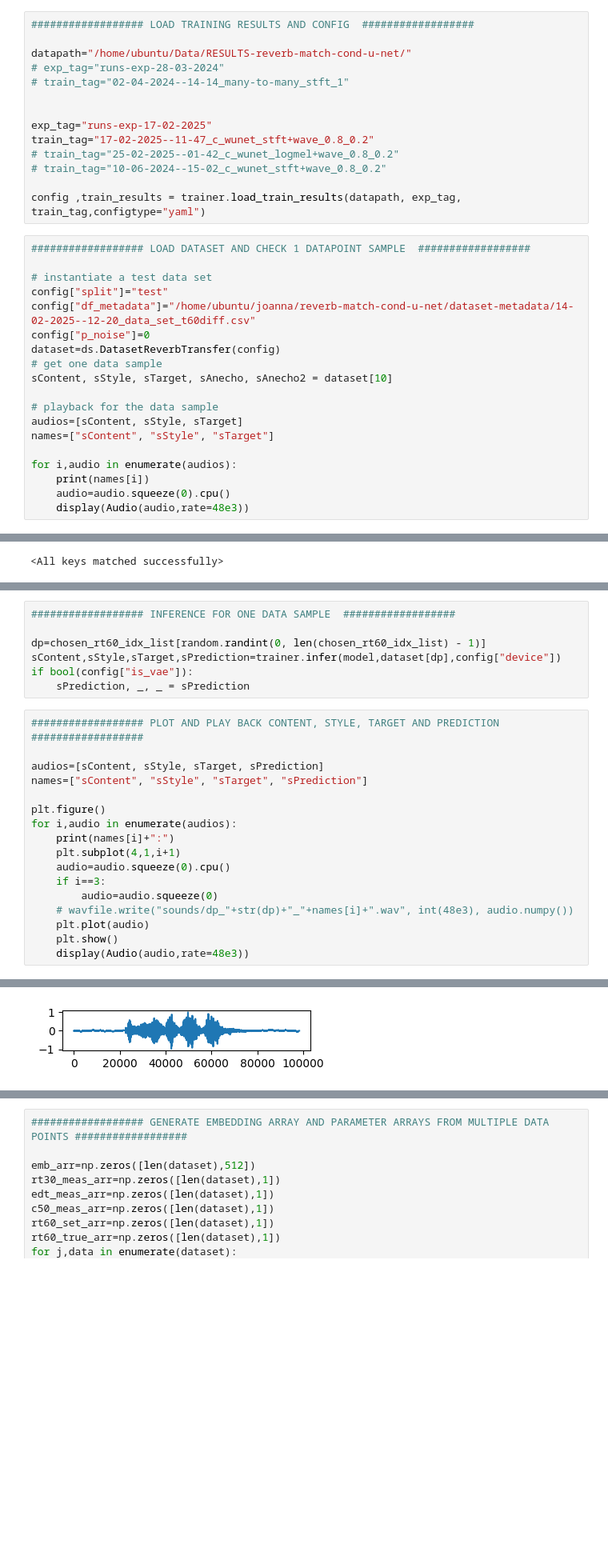
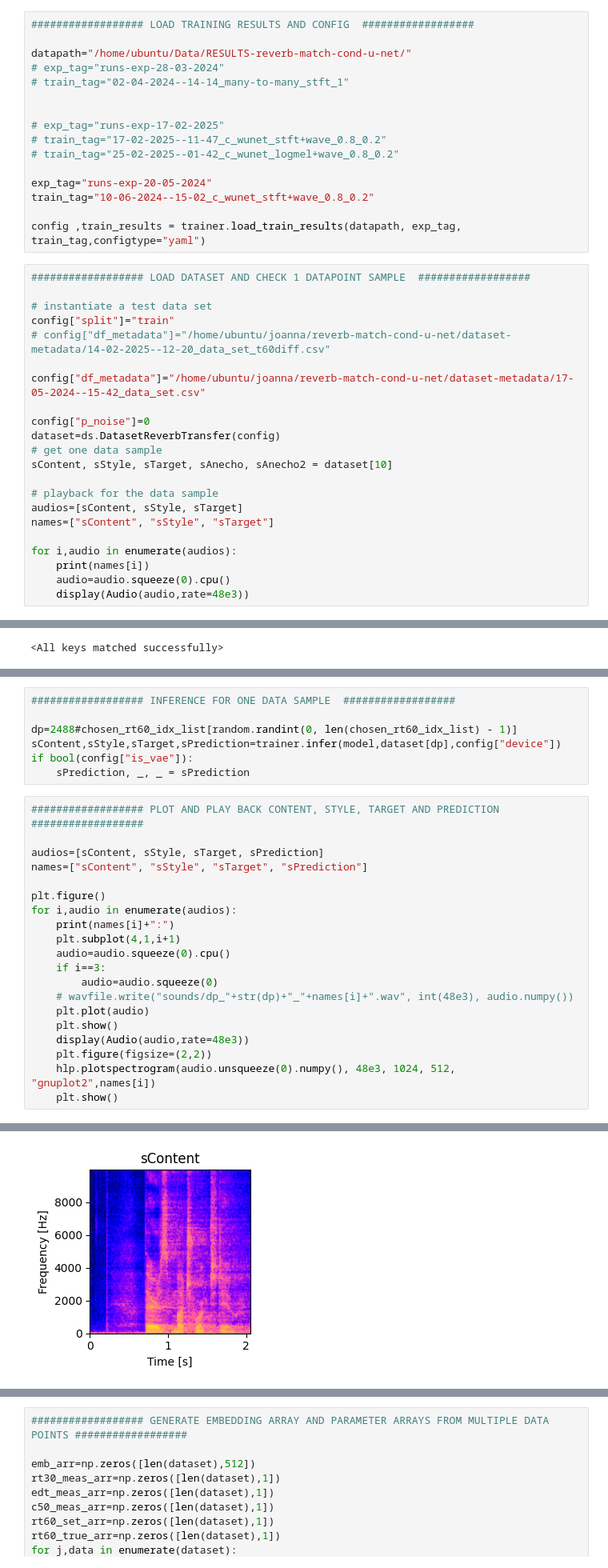
Before and after one commit to joaluba/reverb-match-cond-u-net, a Jupyter notebook: notebooks/inspect_model.ipynb, the cells around one changed output, grey strips where cells are left out. Shown at 80% size. Saved outputs shown, nothing was run; the diff lists cells and outputs as text; blank space fills up the shorter version.

```diff
--- a/notebooks/inspect_model.ipynb
+++ b/notebooks/inspect_model.ipynb
@@ -44,18 +44,23 @@ datapath="/home/ubuntu/Data/RESULTS-reverb-match-cond-u-net/"
 # train_tag="02-04-2024--14-14_many-to-many_stft_1"
 
 
-exp_tag="runs-exp-17-02-2025"
-train_tag="17-02-2025--11-47_c_wunet_stft+wave_0.8_0.2"
+# exp_tag="runs-exp-17-02-2025"
+# train_tag="17-02-2025--11-47_c_wunet_stft+wave_0.8_0.2"
 # train_tag="25-02-2025--01-42_c_wunet_logmel+wave_0.8_0.2"
-# train_tag="10-06-2024--15-02_c_wunet_stft+wave_0.8_0.2"
+
+exp_tag="runs-exp-20-05-2024"
+train_tag="10-06-2024--15-02_c_wunet_stft+wave_0.8_0.2"
 
 config ,train_results = trainer.load_train_results(datapath, exp_tag, train_tag,configtype="yaml")
 # %%
 ################## LOAD DATASET AND CHECK 1 DATAPOINT SAMPLE  ##################
 
 # instantiate a test data set
-config["split"]="test"
-config["df_metadata"]="/home/ubuntu/joanna/reverb-match-cond-u-net/dataset-metadata/14-02-2025--12-20_data_set_t60diff.csv"
+config["split"]="train"
+# config["df_metadata"]="/home/ubuntu/joanna/reverb-match-cond-u-net/dataset-metadata/14-02-2025--12-20_data_set_t60diff.csv"
+
+config["df_metadata"]="/home/ubuntu/joanna/reverb-match-cond-u-net/dataset-metadata/17-05-2024--15-42_data_set.csv"
+
 config["p_noise"]=0
 dataset=ds.DatasetReverbTransfer(config)
 # get one data sample
@@ -112,7 +117,7 @@ len(chosen_rt60_idx_list)
 # %%
 ################## INFERENCE FOR ONE DATA SAMPLE  ##################
 
-dp=chosen_rt60_idx_list[random.randint(0, len(chosen_rt60_idx_list) - 1)]
+dp=2488#chosen_rt60_idx_list[random.randint(0, len(chosen_rt60_idx_list) - 1)]
 sContent,sStyle,sTarget,sPrediction=trainer.infer(model,dataset[dp],config["device"])
 if bool(config["is_vae"]):
     sPrediction, _, _ = sPrediction
@@ -133,5 +138,8 @@ for i,audio in enumerate(audios):
     plt.plot(audio)
     plt.show()
     display(Audio(audio,rate=48e3))
+    plt.figure(figsize=(2,2))
+    hlp.plotspectrogram(audio.unsqueeze(0).numpy(), 48e3, 1024, 512, "gnuplot2",names[i])
+    plt.show()
 # %% [output]
 sContent:
@@ -141 +149 @@ sStyle:
-[figure, old version]
+[figure, new version]
```
Also changed, not shown: parts of 3 cells of this notebook, 9 other files.
